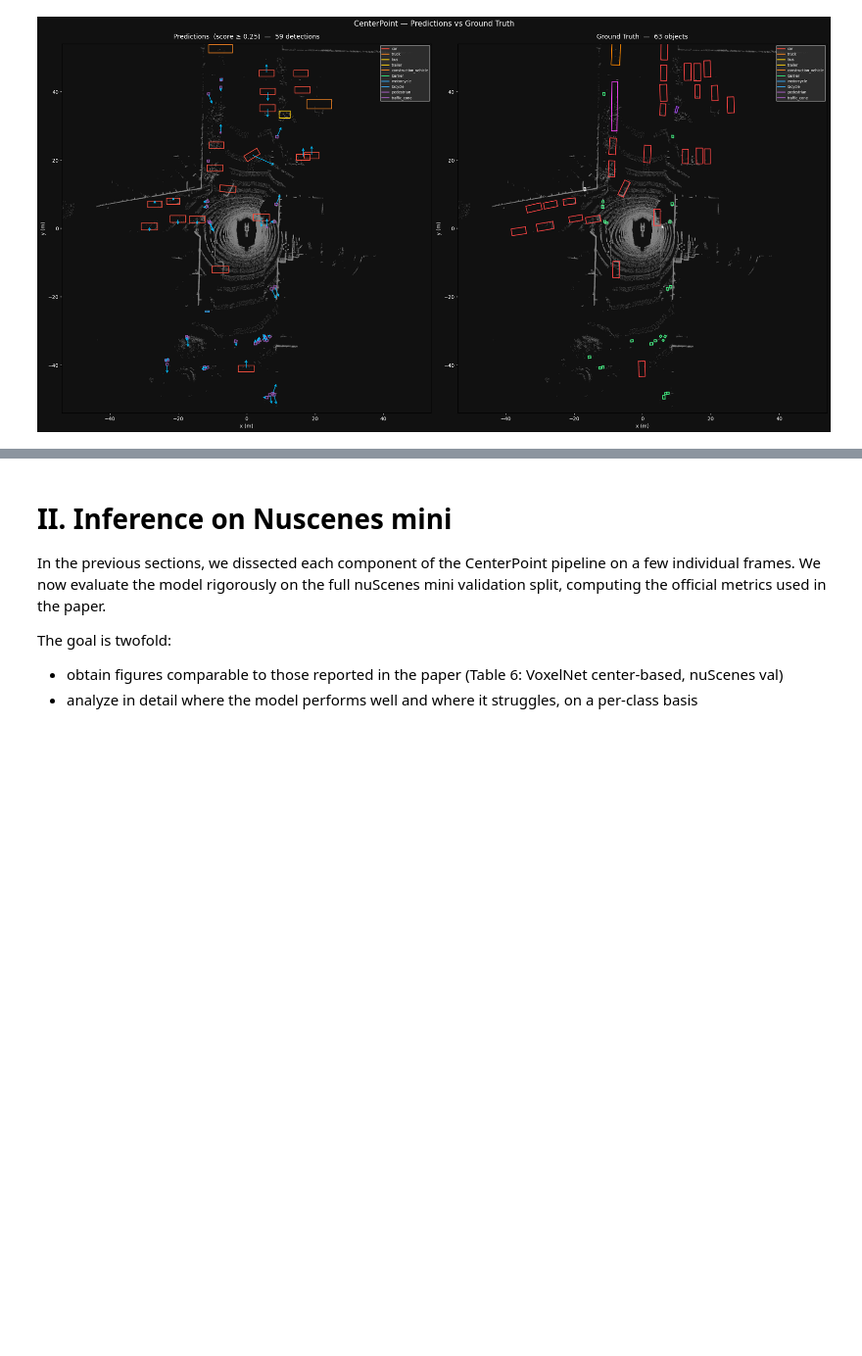
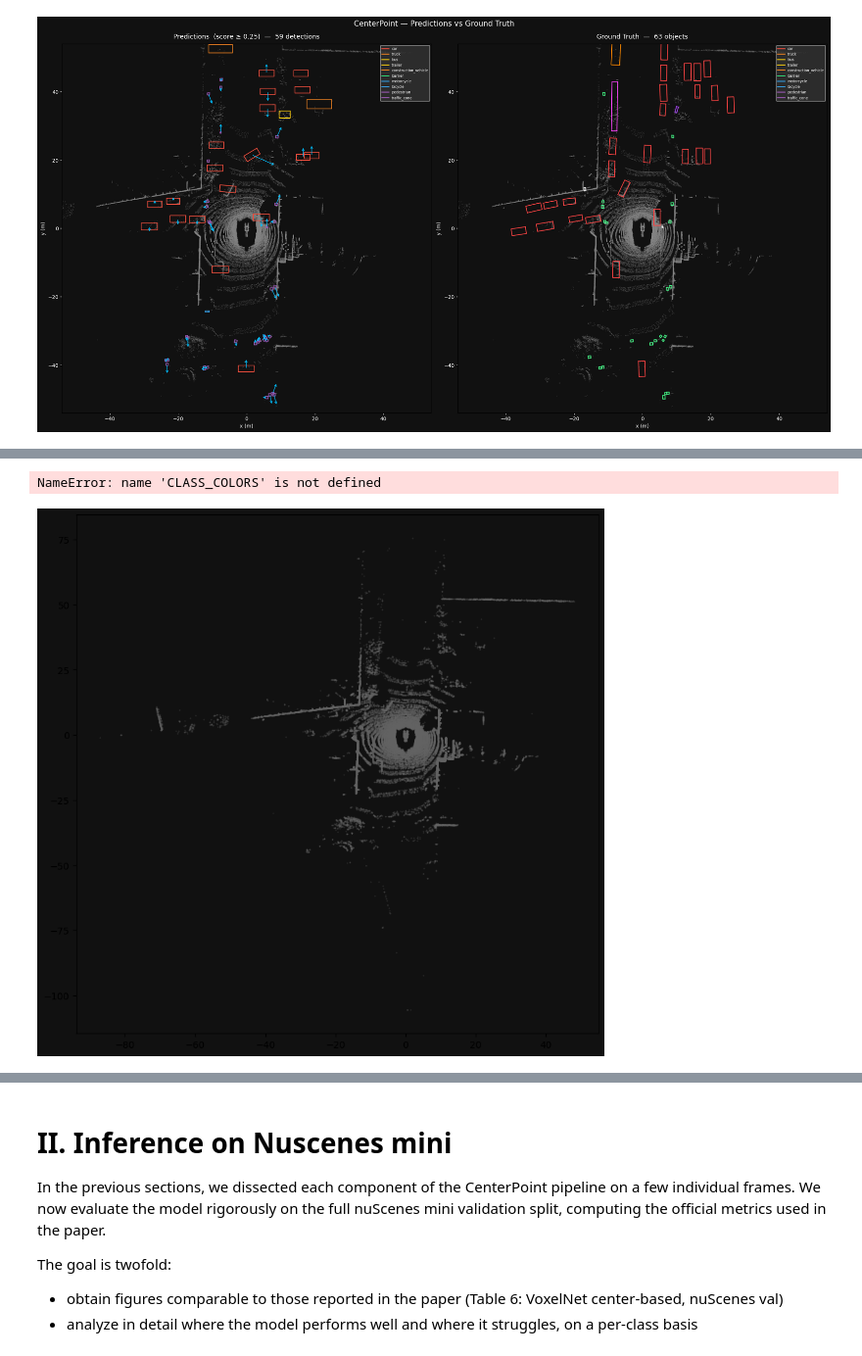
Before and after one commit to ErwanR123/Analysis_of_CenterPoint, a Jupyter notebook: 01_Analysis_and_Experiments.ipynb, the cells around one changed output, grey strips where cells are left out. Shown at 98% size. Saved outputs shown, nothing was run; the diff lists cells and outputs as text; code cells hidden in the pictures; blank space fills up the shorter version.

```diff
--- a/01_Analysis_and_Experiments.ipynb
+++ b/01_Analysis_and_Experiments.ipynb
@@ -904,9 +918,14 @@ def draw_bev_box(ax, cx, cy, l, w, yaw, color, linestyle='-', lw=1.5, alpha=1.0)
     ys = list(c[:,1]) + [c[0,1]]
     ax.plot(xs, ys, color=color, linestyle=linestyle, linewidth=lw, alpha=alpha)
 # %%
+
 TASK_NAMES = [
-    'Car', 'Truck / Construction', 'Bus',
-    'Trailer', 'Barrier / Traffic cone', 'Bicycle / Motorcycle / Pedestrian'
+    'Car',
+    'Truck / Construction vehicle',
+    'Bus / Trailer',
+    'Barrier',
+    'Motorcycle / Bicycle',
+    'Pedestrian / Traffic cone'
 ]
 
 raw_preds = {}
@@ -1131,0 +1309,64 @@ of 6019 samples.
+# %%
+# ── Visualization: 5 surface-center points on BEV ────────────────────────
+# Show the 5 sampling points for the top-8 highest-scoring detected boxes
+
+TOP_N = 8
+sort_idx  = np.argsort(det_scores)[::-1][:TOP_N]
+top_boxes = det_boxes[sort_idx]
+top_pts   = pts_5[sort_idx]   # (TOP_N, 5, 2)
+top_labels = det_labels[sort_idx]
+
+POINT_COLORS = ['white', '#FF6666', '#66FF66', '#6666FF', '#FFD700']
+POINT_NAMES  = ['Center', 'Front', 'Back', 'Left', 'Right']
+
+fig, ax = plt.subplots(figsize=(10, 10))
+fig.patch.set_facecolor('#111111')
+ax.set_facecolor('#111111')
+
+# Point cloud background
+ax.scatter(points[::5, 0], points[::5, 1],
+           s=0.3, c='#666666', alpha=0.3, rasterized=True)
+
+# Draw boxes and sampling points
+for rank, (box, pts, lbl) in enumerate(zip(top_boxes, top_pts, top_labels)):
+    cx_b, cy_b, w_b, l_b, yaw_b = box[0], box[1], box[3], box[4], box[6]
+    color = CLASS_COLORS.get(CLASS_NAMES[int(lbl)], 'white')
+    draw_bev_box(ax, cx_b, cy_b, l_b, w_b, yaw_b, color=color, lw=1.8)
+
+    # Draw the 5 sampling points
+    for p_idx, (px, py) in enumerate(pts):
+        marker = 'o' if p_idx == 0 else '^'
+        ax.scatter(px, py, s=80, c=POINT_COLORS[p_idx],
+                   marker=marker, zorder=6, edgecolors='black', linewidths=0.5)
+
+    # Label rank
+    ax.text(cx_b + 0.3, cy_b + 0.3, f'#{rank+1}',
+            color='white', fontsize=7, zorder=7)
+
+ax.set_xlim(-30, 30);  ax.set_ylim(-30, 30)
+ax.set_aspect('equal')
+ax.set_xlabel('x (m)', color='white', fontsize=11)
+ax.set_ylabel('y (m)', color='white', fontsize=11)
+ax.tick_params(colors='white')
+for sp in ax.spines.values(): sp.set_edgecolor('#444')
+
+# Legend for sampling points
+from matplotlib.lines import Line2D
+legend_pts = [Line2D([0],[0], marker='o' if i==0 else '^', color='w',
+                     markerfacecolor=POINT_COLORS[i], markersize=8,
+                     label=POINT_NAMES[i], linestyle='None')
+              for i in range(5)]
+ax.legend(handles=legend_pts, loc='upper right', fontsize=9,
+          facecolor='#333333', labelcolor='white', framealpha=0.85,
+          title='Sampling point', title_fontsize=9)
+
+ax.set_title(
+    f'Two-stage refinement — 5 surface-center points\n'
+    f'Top {TOP_N} detections by score (sample_idx = {sample_idx})',
+    color='white', fontsize=12, pad=10
+)
+plt.tight_layout()
+plt.show()
+# %% [output]
+NameError: name 'CLASS_COLORS' is not defined
+[figure, added]
```
Also changed, not shown: parts of 17 cells of this notebook.
